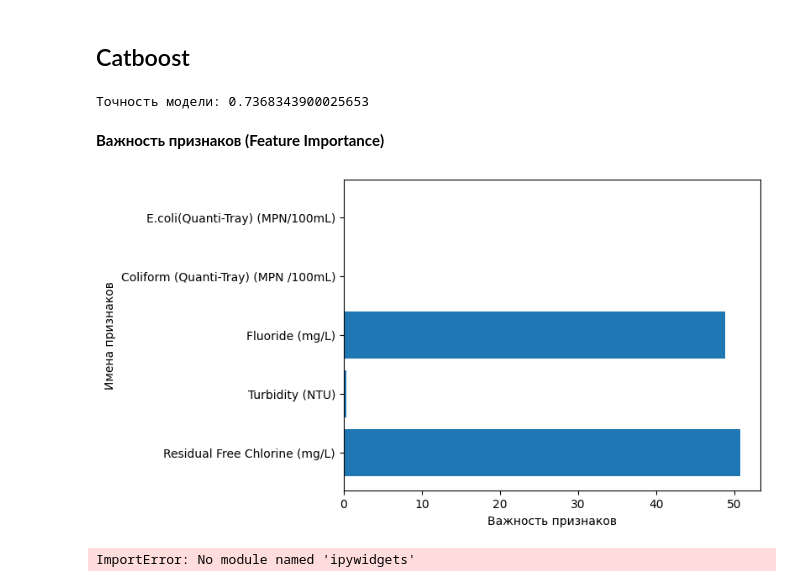
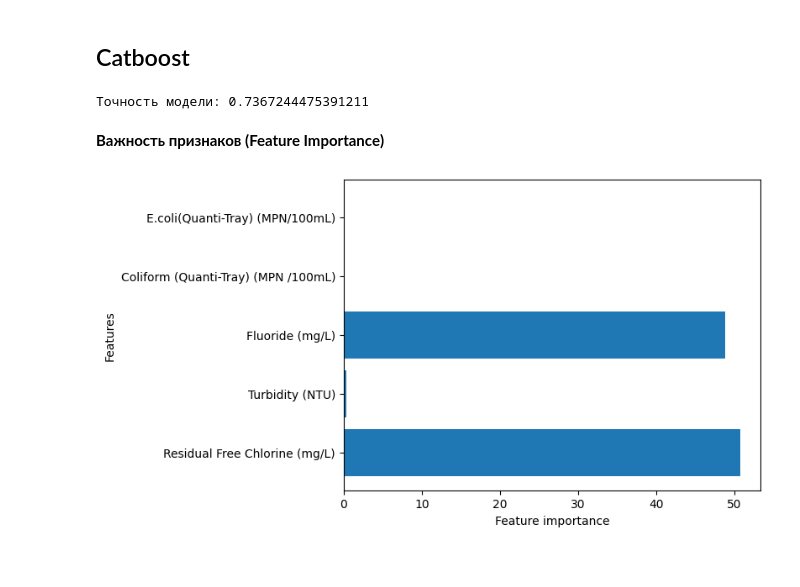
Before and after one commit to Xjoraas74/MIPT-DS-Hackathon-1, a Jupyter notebook: Hackathon.ipynb, the cells around one changed output. Cells and saved outputs as stored; diff of their text form; code cells hidden in the pictures.

```diff
--- a/Hackathon.ipynb
+++ b/Hackathon.ipynb
@@ -163,9 +144,9 @@ xgb_classifier = xgb.XGBClassifier()
 # %%
 # Определение сетки параметров для перебора.
 parameters = {
-    'max_depth': [3, 5, 7],
-    'learning_rate': [0.1, 0.01, 0.001],
-    'n_estimators': [30, 50, 100]
+    'max_depth': [3, 5, 7, 9],
+    'learning_rate': [0.2, 0.1, 0.01, 0.001],
+    'n_estimators': [20, 30, 50, 100]
 }
 # %%
 # Инициализация экзмепляра класса GridSearchCV
@@ -338,20 +270,16 @@ accuracy = accuracy_score(y_test, y_pred)
 # Выводим результаты
 print("Точность модели:", accuracy)
 # %% [output]
-Точность модели: 0.7368343900025653
+Точность модели: 0.7367244475391211
 # %% [markdown]
 **Важность признаков (Feature Importance)**
 # %%
 feature_importance = model.get_feature_importance()
 feature_names = model.feature_names_
 
 plt.barh(feature_names, feature_importance)
-plt.xlabel('Важность признаков')
-plt.ylabel('Имена признаков')
+plt.xlabel('Feature importance')
+plt.ylabel('Features')
 plt.show()
 # %% [output]
-[figure, old version]
+[figure, new version]
-# %%
-model.fit(X_train, y_train, eval_set=(X_test, y_test), plot=True)
-# %% [output]
-ImportError: No module named 'ipywidgets'
```
Also changed, not shown: parts of 31 cells of this notebook.
